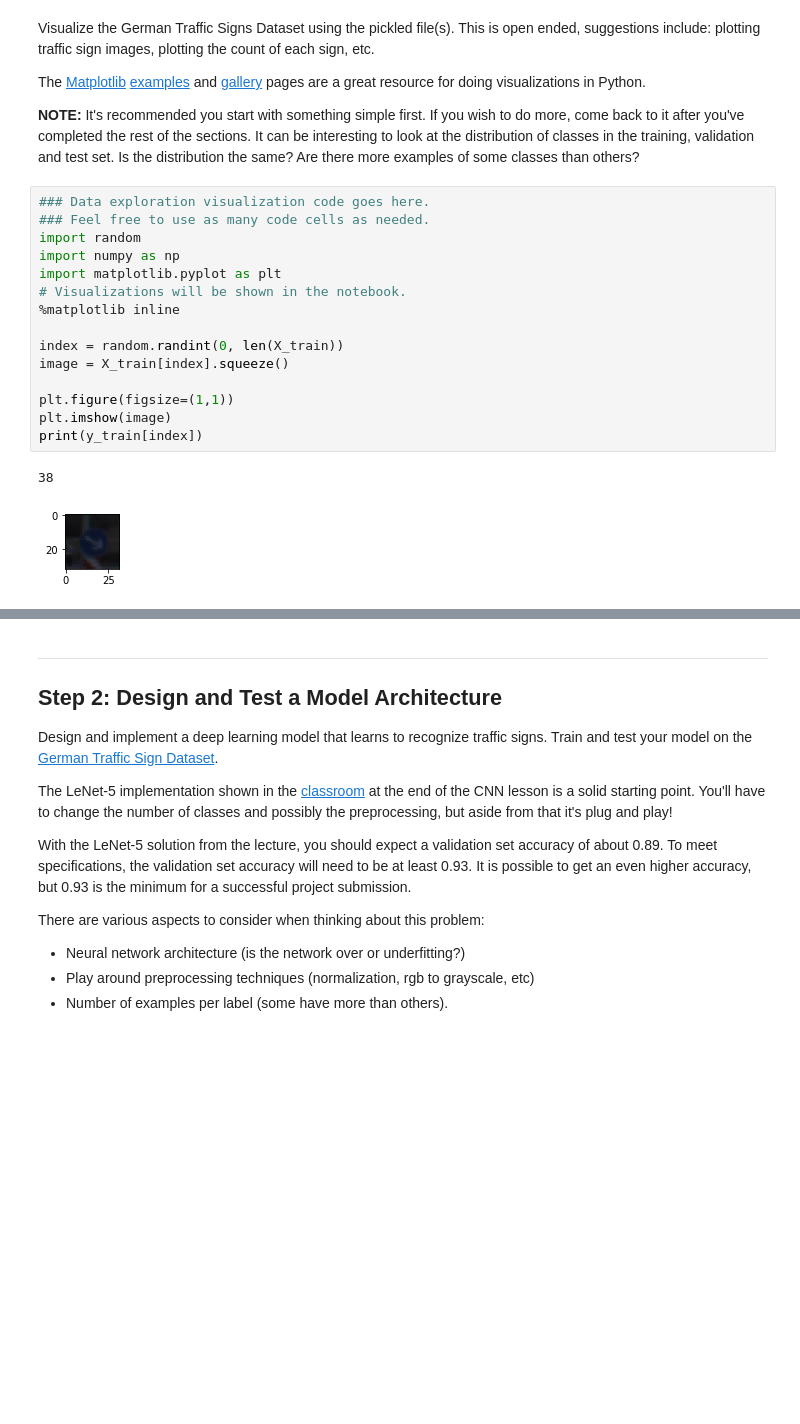
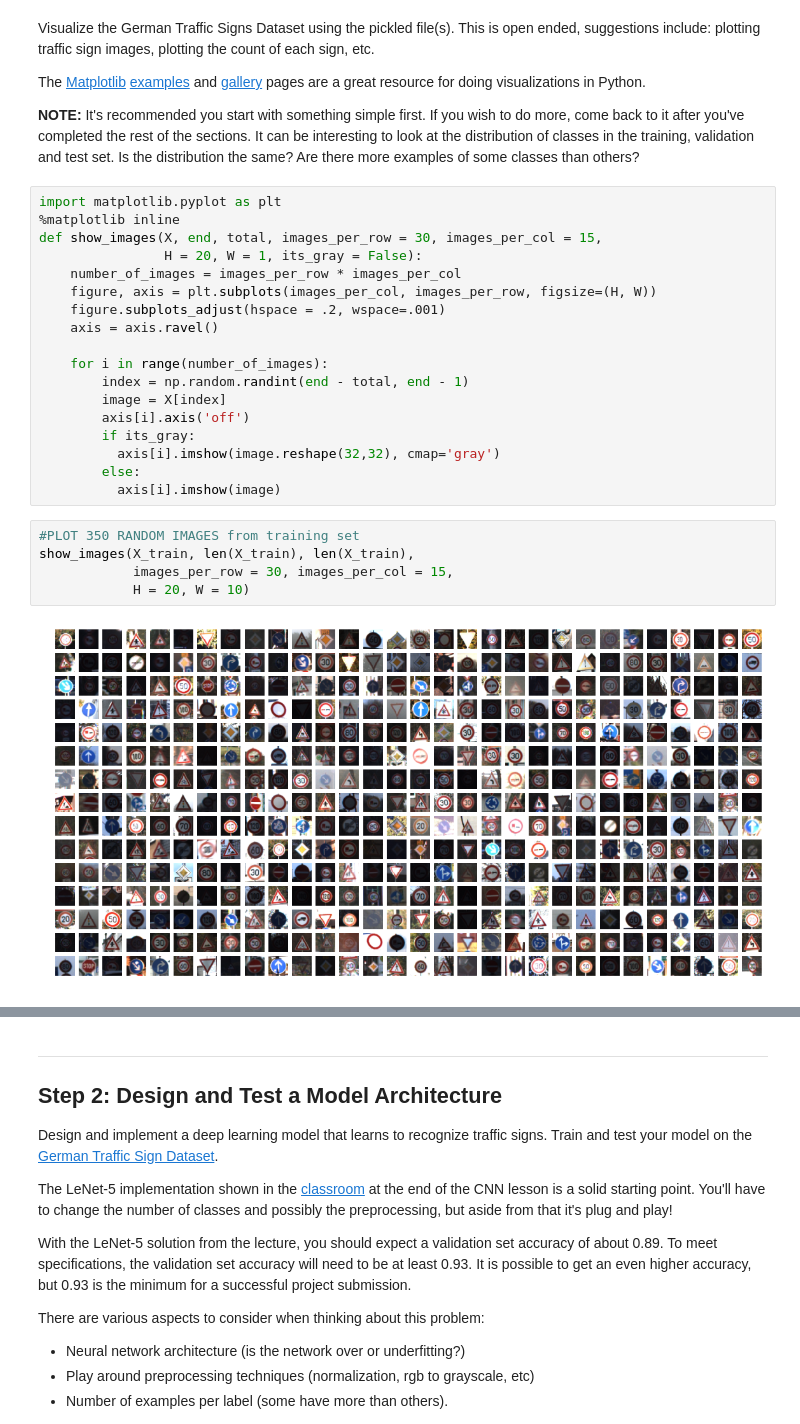
Before and after one commit to jinay1991/CarND-Traffic-Sign-Classifier-Project, a Jupyter notebook: Traffic_Sign_Classifier.ipynb, the cells around one changed output, grey strips where cells are left out. Drawn from its saved outputs; the diff is of its cells as text; blank space fills up the shorter version.

```diff
--- a/Traffic_Sign_Classifier.ipynb
+++ b/Traffic_Sign_Classifier.ipynb
@@ -140,21 +145,28 @@ Visualize the German Traffic Signs Dataset using the pickled file(s). This is op
 The [Matplotlib](http://matplotlib.org/) [examples](http://matplotlib.org/examples/index.html) and [gallery](http://matplotlib.org/gallery.html) pages are a great resource for doing visualizations in Python.
 
 **NOTE:** It's recommended you start with something simple first. If you wish to do more, come back to it after you've completed the rest of the sections. It can be interesting to look at the distribution of classes in the training, validation and test set. Is the distribution the same? Are there more examples of some classes than others?
-# %%
-### Data exploration visualization code goes here.
-### Feel free to use as many code cells as needed.
-import random
-import numpy as np
-import matplotlib.pyplot as plt
-# Visualizations will be shown in the notebook.
-%matplotlib inline
-
-index = random.randint(0, len(X_train))
-image = X_train[index].squeeze()
-
-plt.figure(figsize=(1,1))
-plt.imshow(image)
-print(y_train[index])
-# %% [output]
-38
-[figure, removed]
+# %%
+import matplotlib.pyplot as plt
+%matplotlib inline
+def show_images(X, end, total, images_per_row = 30, images_per_col = 15,
+                H = 20, W = 1, its_gray = False):
+    number_of_images = images_per_row * images_per_col
+    figure, axis = plt.subplots(images_per_col, images_per_row, figsize=(H, W))
+    figure.subplots_adjust(hspace = .2, wspace=.001)
+    axis = axis.ravel()
+
+    for i in range(number_of_images):
+        index = np.random.randint(end - total, end - 1)
+        image = X[index]
+        axis[i].axis('off')
+        if its_gray:
+          axis[i].imshow(image.reshape(32,32), cmap='gray')
+        else:
+          axis[i].imshow(image)
+# %%
+#PLOT 350 RANDOM IMAGES from training set
+show_images(X_train, len(X_train), len(X_train),
+            images_per_row = 30, images_per_col = 15,
+            H = 20, W = 10)
+# %% [output]
+[figure, added]
```
Also changed, not shown: parts of 64 cells of this notebook, 7 other files.
